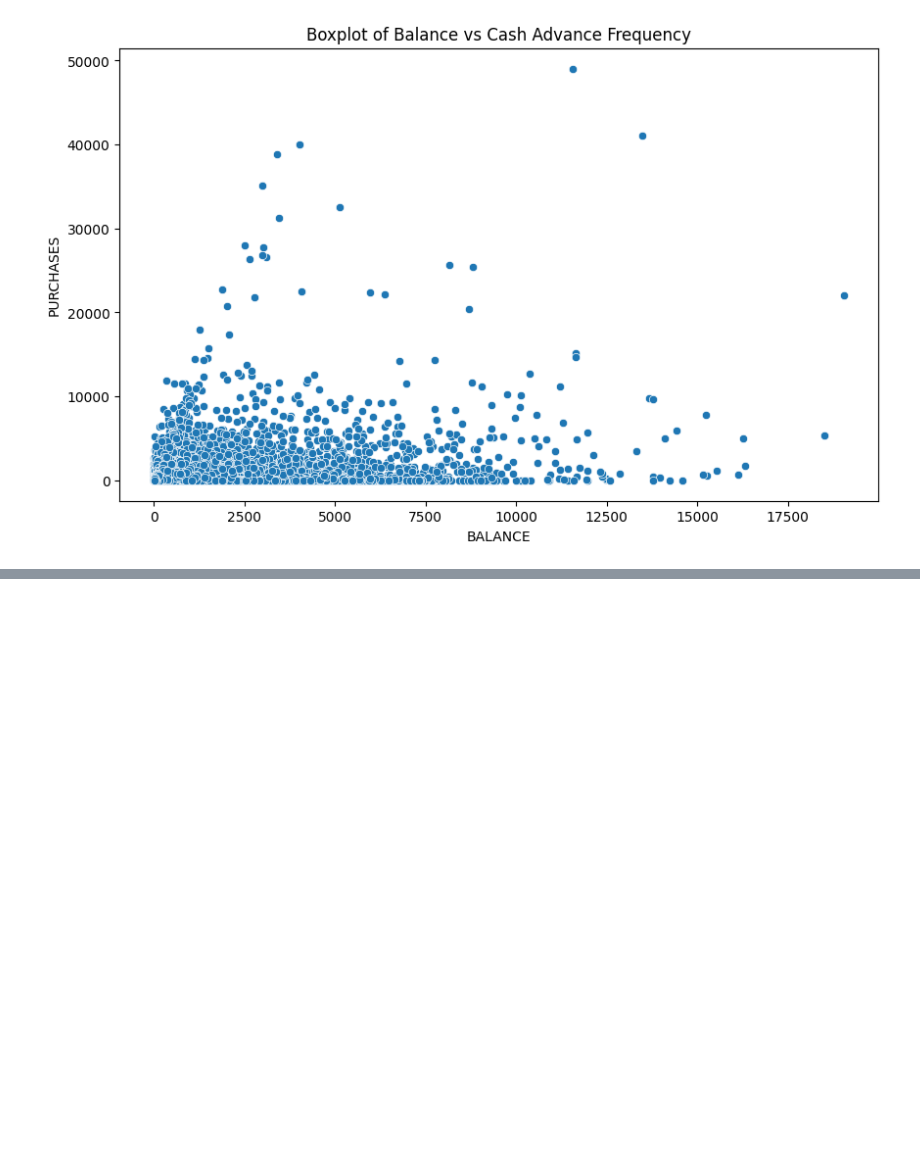
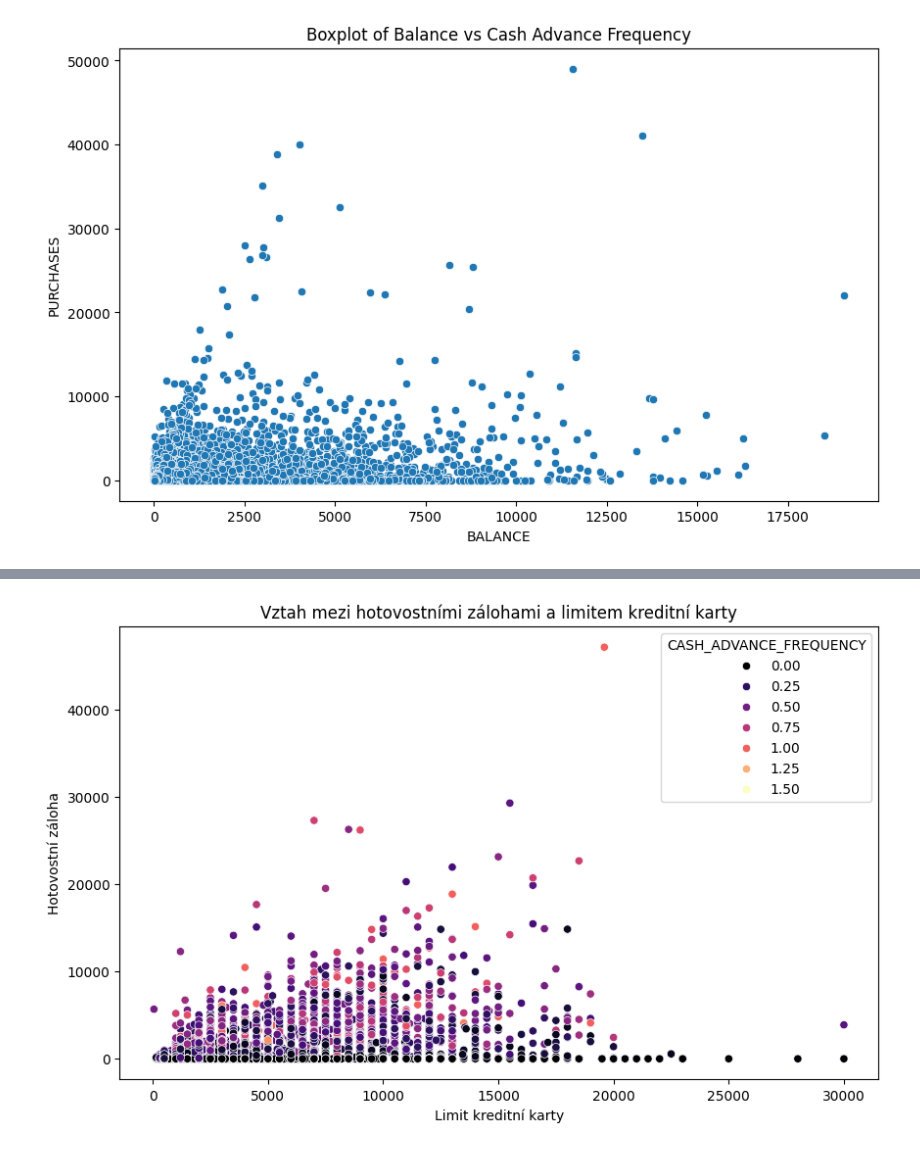
Before and after one commit to z1gyy/Data-Analysis, a Jupyter notebook: credit.ipynb, the cells around one changed output, grey strips where cells are left out. Drawn from its saved outputs; the diff is of its cells as text; code cells hidden in the pictures; blank space fills up the shorter version.

```diff
--- a/credit.ipynb
+++ b/credit.ipynb
@@ -213,0 +244,10 @@ plt.show()
+# %%
+# Scatter plot pro vztah mezi hotovostními zálohami a limitem kreditní karty
+plt.figure(figsize=(10, 6))
+sns.scatterplot(data=df, x='CREDIT_LIMIT', y='CASH_ADVANCE', hue='CASH_ADVANCE_FREQUENCY', palette='magma')
+plt.title('Vztah mezi hotovostními zálohami a limitem kreditní karty')
+plt.xlabel('Limit kreditní karty')
+plt.ylabel('Hotovostní záloha')
+plt.show()
+# %% [output]
+[figure, added]
```
Also changed, not shown: parts of 19 cells of this notebook.
